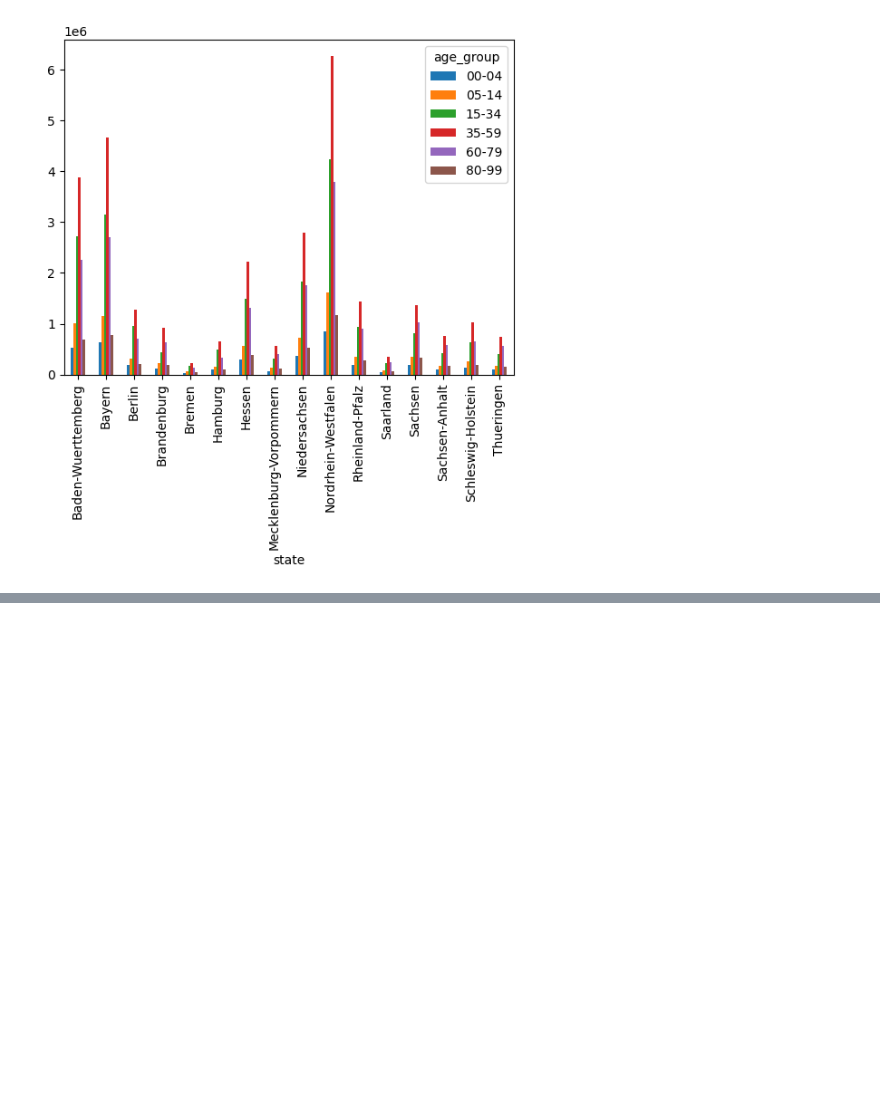
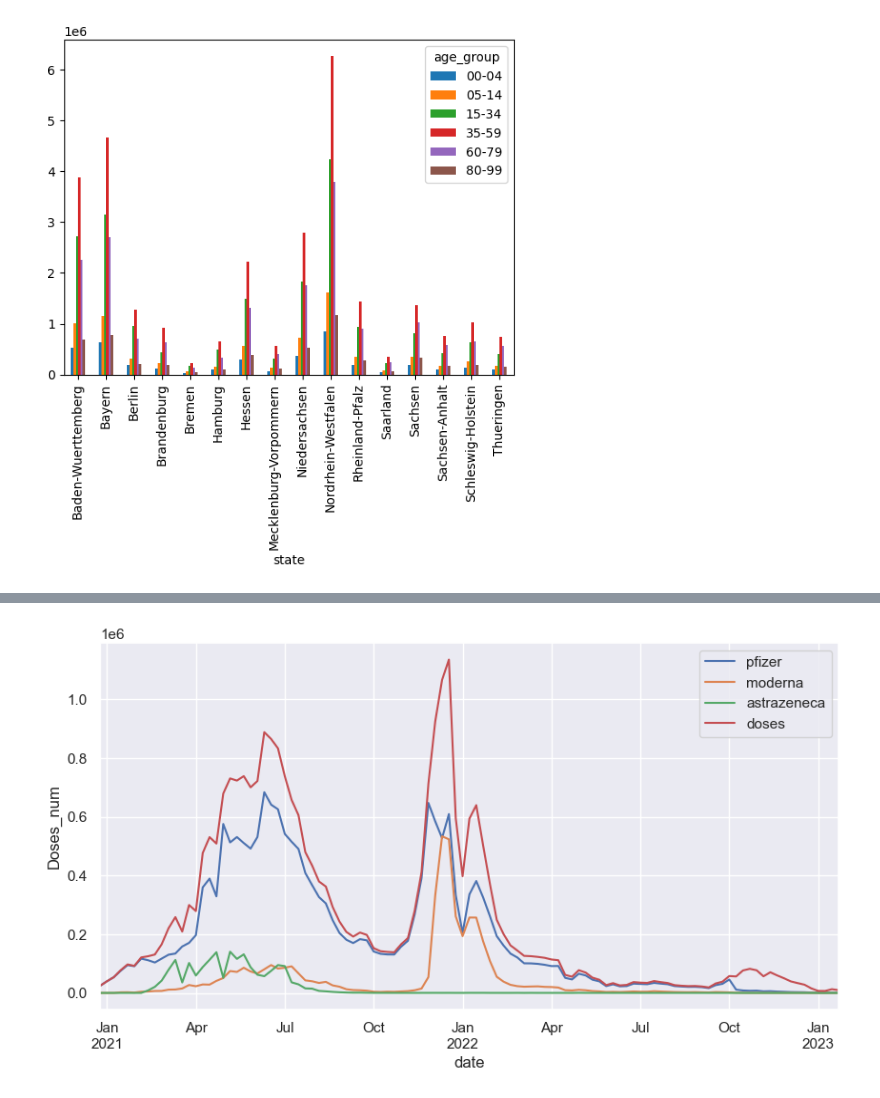
Before and after one commit to doctorf72/Naya-Practical-Data-Science-EDA-Project, a Jupyter notebook: COVID_Germany_Alin.ipynb, the cells around one changed output, grey strips where cells are left out. Cells and saved outputs as stored; diff of their text form; code cells hidden in the pictures; blank space fills up the shorter version.

```diff
--- a/COVID_Germany_Alin.ipynb
+++ b/COVID_Germany_Alin.ipynb
@@ -217,0 +236,8 @@ demo.pivot_table(index="state", columns="age_group", values="population",aggfunc
+# %%
+# Add colums with manufacturers - convert the cummulative sum into real values
+vaccines['pfizer']=vaccines['pfizer_cumul'].diff().fillna(vaccines['pfizer_cumul'].iloc[0])
+vaccines['moderna']=vaccines['moderna_cumul'].diff().fillna(vaccines['moderna_cumul'].iloc[0])
+vaccines['astrazeneca']=vaccines['astrazeneca_cumul'].diff().fillna(vaccines['astrazeneca_cumul'].iloc[0])
+vaccines.tail(10)
+# df['salary'] = df['salary'].diff().fillna(df['salary'].iloc[0])
+# >>> df
@@ -217,0 +257,9 @@ demo.pivot_table(index="state", columns="age_group", values="population",aggfunc
+# %%
+#What is the contribution of each manufacturer?
+week_vac=vaccines.resample('W').mean()
+week_vac[['pfizer', 'moderna','astrazeneca','doses']].plot(figsize=(10,5), ylabel="Doses_num")
+plt.show()
+#The most commony used manufacturer in Germany is pfizer
+#Looks like there is other manufacturers present
+# %% [output]
+[figure, added]
```
Also changed, not shown: parts of 23 cells of this notebook, 1 other file.
